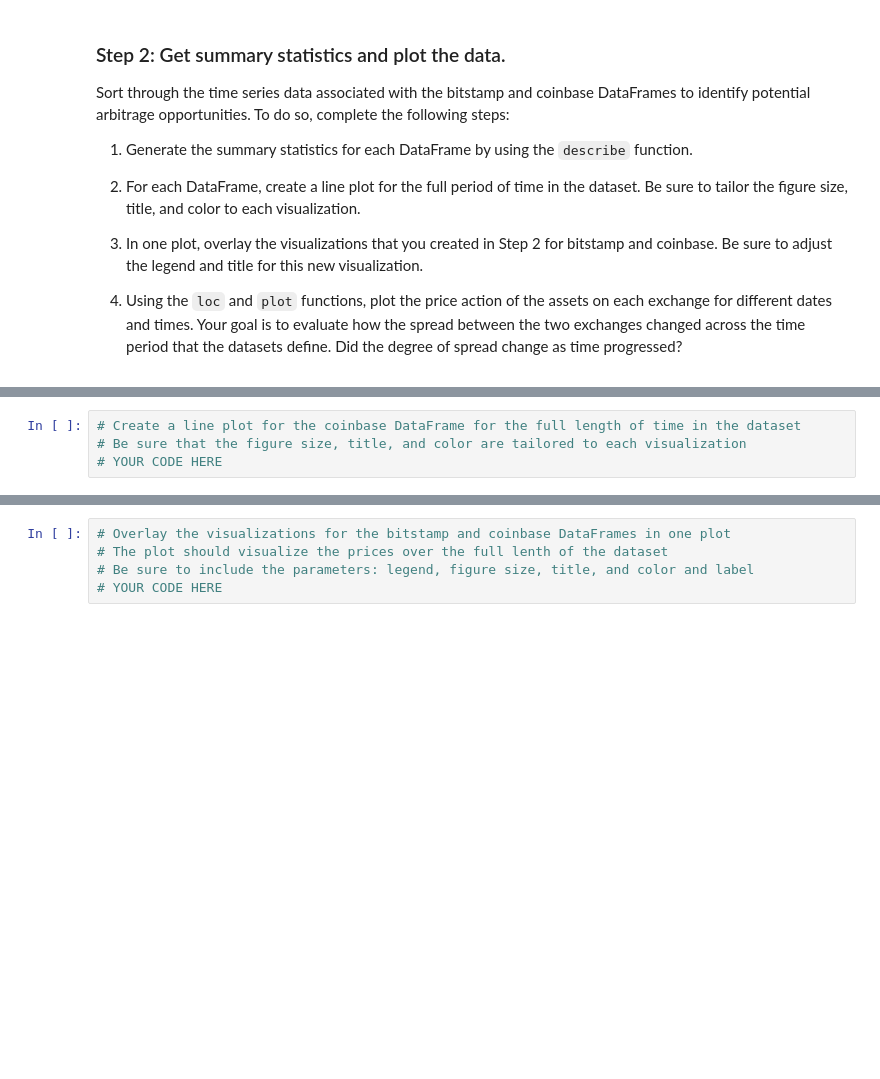
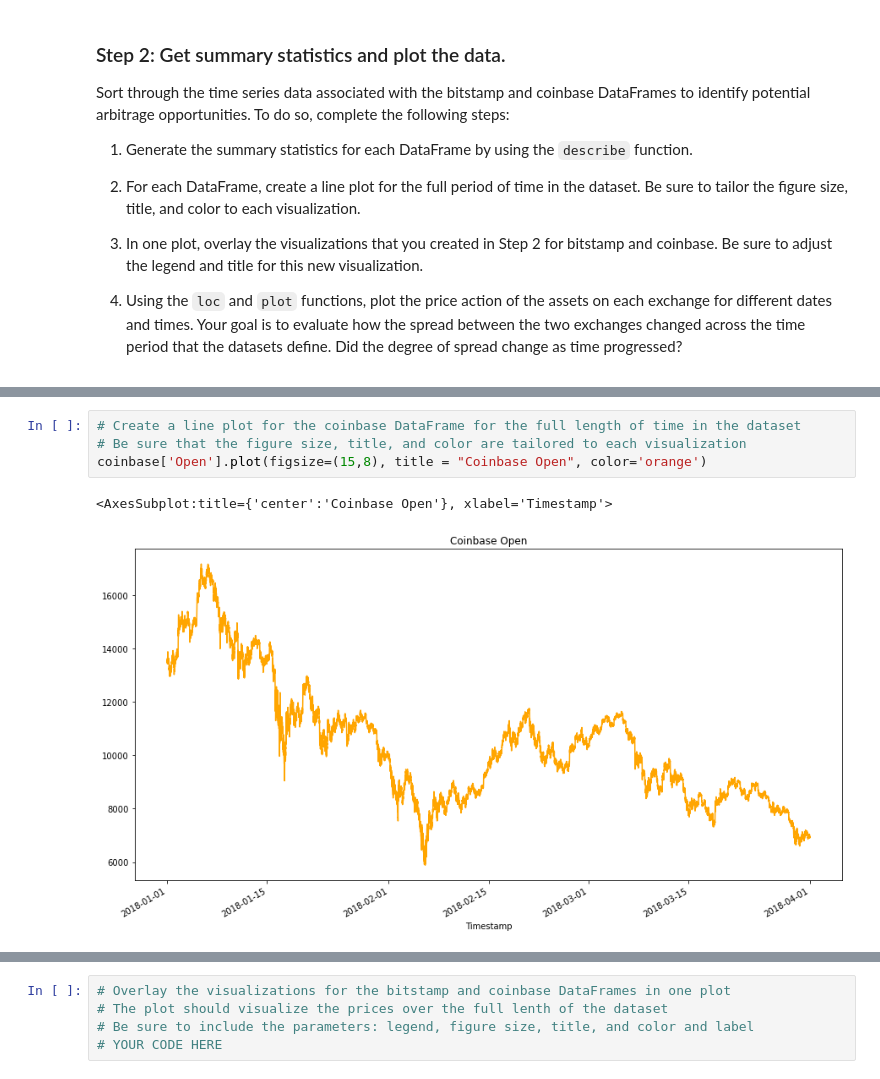
Before and after one commit to JWM09/Arbitrage_Bitcoin, a Jupyter notebook: Starter_Code/crypto_arbitrage.ipynb, the cells around one changed output, grey strips where cells are left out. Drawn from its saved outputs; the diff is of its cells as text; blank space fills up the shorter version.

```diff
--- a/Starter_Code/crypto_arbitrage.ipynb
+++ b/Starter_Code/crypto_arbitrage.ipynb
@@ -365,4 +398,7 @@ Sort through the time series data associated with the bitstamp and coinbase Data
 # %%
 # Create a line plot for the coinbase DataFrame for the full length of time in the dataset
 # Be sure that the figure size, title, and color are tailored to each visualization
-# YOUR CODE HERE
+coinbase['Open'].plot(figsize=(15,8), title = "Coinbase Open", color='orange')
+# %% [output]
+<AxesSubplot:title={'center':'Coinbase Open'}, xlabel='Timestamp'>
+[figure, added]
```
Also changed, not shown: parts of 8 cells of this notebook.
